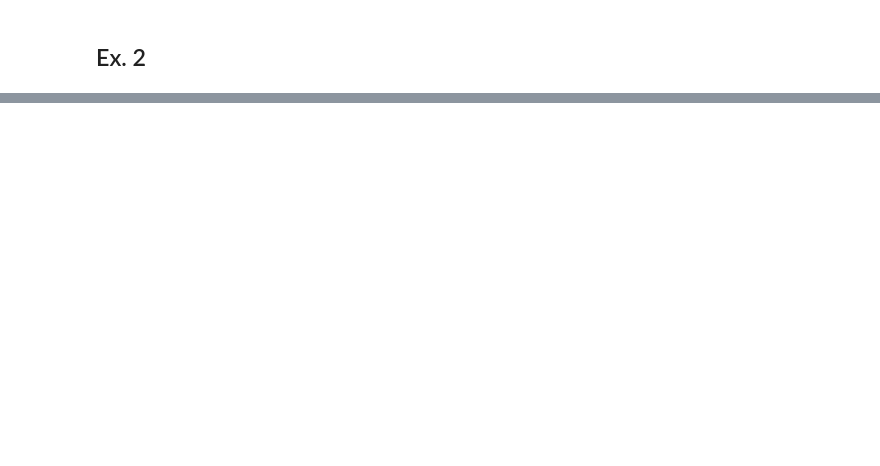
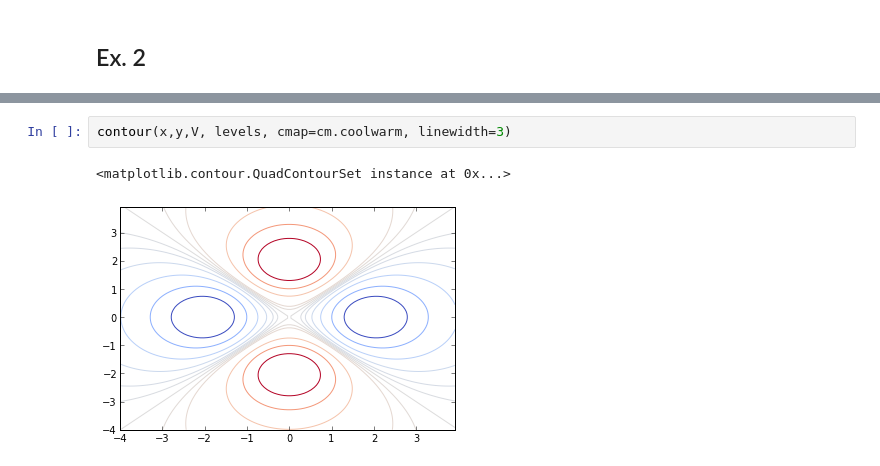
Before and after one commit to npilgram/PHYS202-S13, a Jupyter notebook: Week4/TuesdayNotes-4-23.ipynb, the cells around one changed output, grey strips where cells are left out. Drawn from its saved outputs; the diff is of its cells as text; blank space fills up the shorter version.

```diff
--- a/Week4/TuesdayNotes-4-23.ipynb
+++ b/Week4/TuesdayNotes-4-23.ipynb
@@ -113,0 +114,5 @@ cb = fig.colorbar(v, shrink=0.5)
+# %%
+contour(x,y,V, levels, cmap=cm.coolwarm, linewidth=3)
+# %% [output]
+<matplotlib.contour.QuadContourSet instance at 0x...>
+[figure, added]
```
Also changed, not shown: parts of 16 cells of this notebook.
